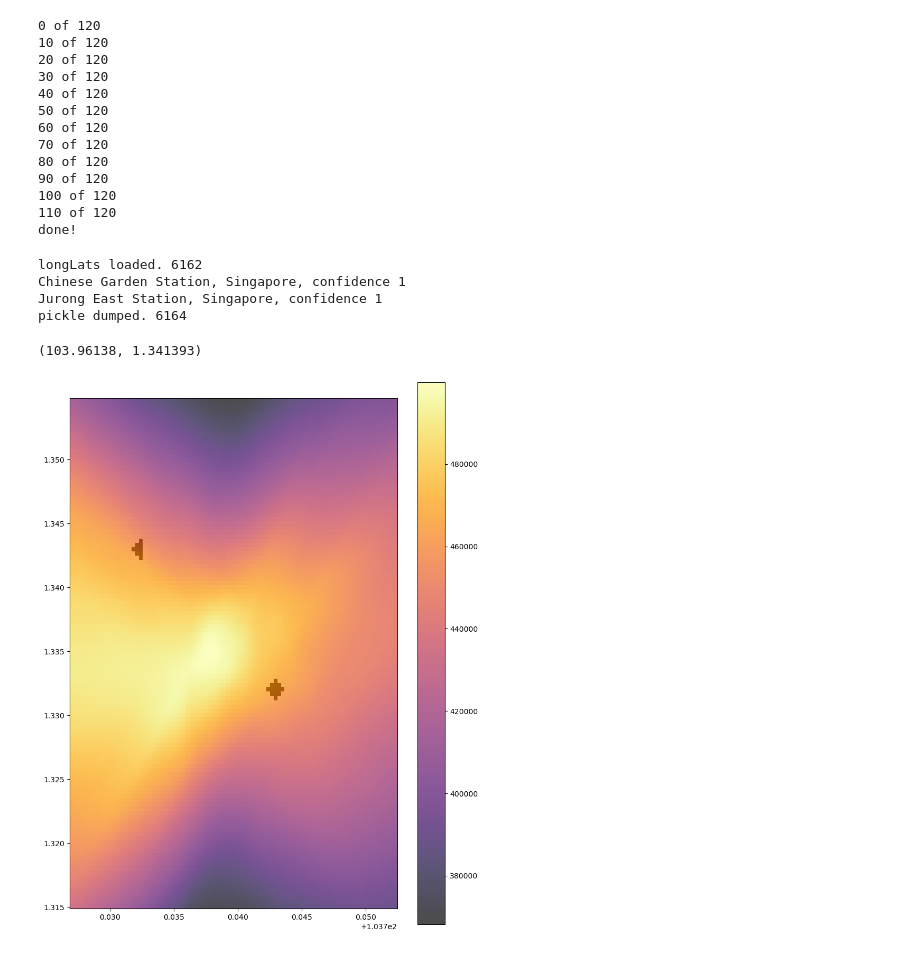
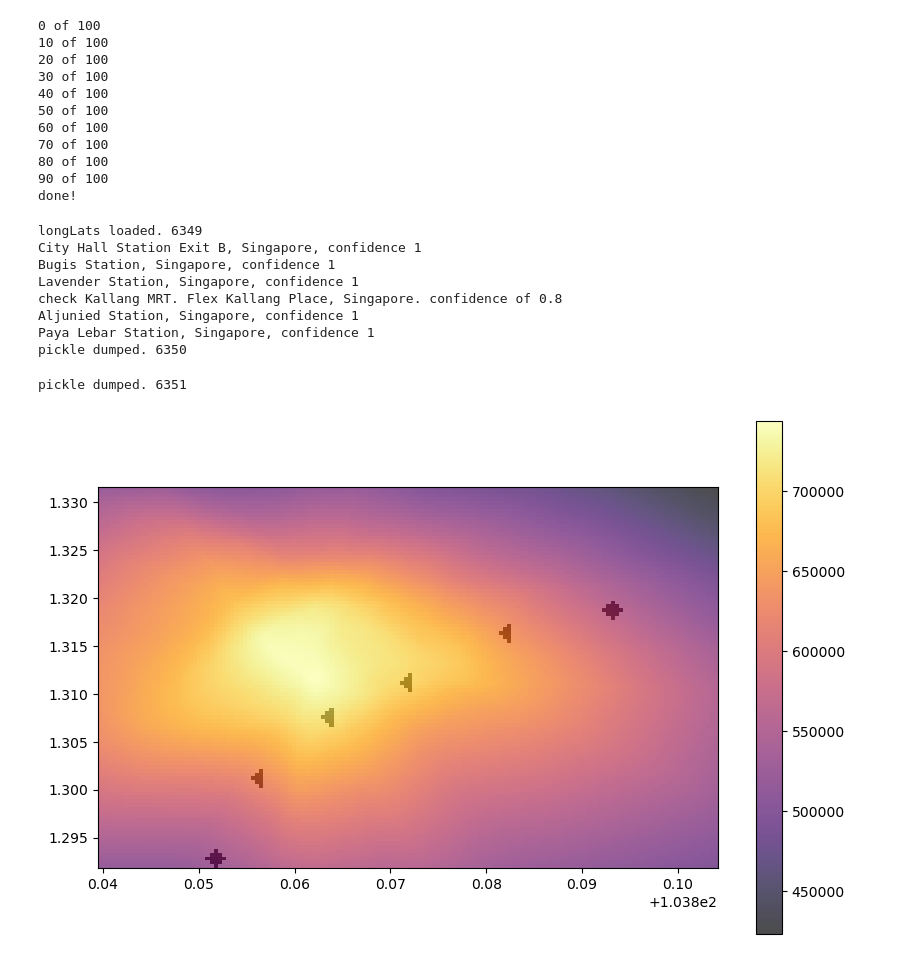
Before and after one commit to kelvinsjk/hdb-resale-price-ai, a Jupyter notebook: api-access-kallangwhompoa.ipynb, the cells around one changed output. Cells and saved outputs as stored; diff of their text form; code cells hidden in the pictures.

```diff
--- a/api-access-kallangwhompoa.ipynb
+++ b/api-access-kallangwhompoa.ipynb
@@ -135,6 +154,7 @@ len(blk_street.unique())
 # %%
-df = a.copy()
-file = Path(f'./data/{town}_June22_May23_without_newest.csv')
+#df = pd.read_csv('./data/Kallang_Whampoa_June22_May23.csv')
+df = df[~df.long.isna()].copy()
+file = Path(f'./data/{town2}_June22_May23_without_newest.csv')
 df.to_csv(file,index=False)
 df
 # %% [output]
@@ -207,8 +223,8 @@ latRight = latMax + (latMax-latMin)/10
 longMin, longMax = df.long.min(),df.long.max()
 longLeft = longMin - (longMax-longMin)/10
 longRight = longMax + (longMax-longMin)/10
-n1 = 6*15
-n2 = 8*15
+n1 = 6*25
+n2 = 4*25
 longs = np.linspace(longLeft, longRight, n1)
 lats = np.linspace(latLeft, latRight, n2)
 prices = np.ndarray((n2,n1))
@@ -222,24 +238,22 @@ for i,lat in enumerate(lats):
       prices[i][j] = yPred.item()
 print('done!')
 # %% [output]
-0 of 120
-10 of 120
-20 of 120
-30 of 120
-40 of 120
-50 of 120
-60 of 120
-70 of 120
-80 of 120
-90 of 120
-100 of 120
-110 of 120
+0 of 100
+10 of 100
+20 of 100
+30 of 100
+40 of 100
+50 of 100
+60 of 100
+70 of 100
+80 of 100
+90 of 100
 done!
 # %%
 import http.client, urllib.parse
 import json
 
-mrts = ["Chinese Garden MRT", "Jurong East MRT"]
+mrts = ["City Hall MRT", "Bugis MRT", "Lavender MRT", "Kallang MRT", "Aljunied MRT", "Paya Lebar MRT"]
 longLats = load_pkl()
 
 responses = []
@@ -270,14 +284,19 @@ for mrt in mrts:
 
 dump_pkl(longLats)
 # %% [output]
-longLats loaded. 6162
-Chinese Garden Station, Singapore, confidence 1
-Jurong East Station, Singapore, confidence 1
-pickle dumped. 6164
+longLats loaded. 6349
+City Hall Station Exit B, Singapore, confidence 1
+Bugis Station, Singapore, confidence 1
+Lavender Station, Singapore, confidence 1
+check Kallang MRT. Flex Kallang Place, Singapore. confidence of 0.8
+Aljunied Station, Singapore, confidence 1
+Paya Lebar Station, Singapore, confidence 1
+pickle dumped. 6350
-# %%
-longLats['Upper Changi MRT']
-# %% [output]
-(103.96138, 1.341393)
+# %%
+longLats['Kallang MRT'] = (103.87142, 1.31117)
+dump_pkl(longLats)
+# %% [output]
+pickle dumped. 6351
 # %%
 def min_coords(long,lat):
   return (np.abs((longs-long)).argmin(), np.abs(lats-lat).argmin())
@@ -336,36 +355,40 @@ def map_star(i,j):
   mrt_map[j+1][i-1]=1
   mrt_map[j+1][i+1]=1
   mrt_map[j-1][i]=1
   mrt_map[j-1][i+1]=1
   mrt_map[j-1][i-1]=1
   mrt_map[j][i]=1
   mrt_map[j][i-1]=1
   mrt_map[j][i+1]=1
   mrt_map[j][i-2]=1
   mrt_map[j][i+2]=1
   mrt_map[j+2][i]=1
   mrt_map[j-2][i]=1
 mrt_map = np.zeros((n2,n1))
 
-map_left(*min_coords(*longLats[mrts[0]]))
-map_star(*min_coords(*longLats[mrts[1]]))
+map_star(*min_coords(*longLats[mrts[0]]))
+map_left(*min_coords(*longLats[mrts[1]]))
+map_left(*min_coords(*longLats[mrts[2]]))
+map_left(*min_coords(*longLats[mrts[3]]))
+map_left(*min_coords(*longLats[mrts[4]]))
+map_star(*min_coords(*longLats[mrts[5]]))
 #map_down(*min_coords(*longLats[mrts[1]]))
 #map_left(*min_coords(*longLats[mrts[2]]))
 #map_right(*min_coords(*longLats[mrts[3]]))
 #map_right(*min_coords(*longLats[mrts[4]]))
 
 fig,ax=plt.subplots()
 #mrt
 #color map
 shw2 = ax.imshow(mrt_map, extent=[longLeft, longRight, latLeft, latRight], origin='lower',cmap='Greys',alpha=1.0)
 shw = ax.imshow(prices, extent=[longLeft, longRight, latLeft, latRight], origin='lower',alpha=0.7, cmap='inferno')
 bar = plt.colorbar(shw)
 fig.set_figwidth(10)
 fig.set_figheight(10/n1*n2)
 
 plt.show()
 # %% [output]
-[figure, old version]
+[figure, new version]
 # %%
 circle = "#FA9E0D"
 ew = "#009645"
```
Also changed, not shown: parts of 12 cells of this notebook, 19 other files.
